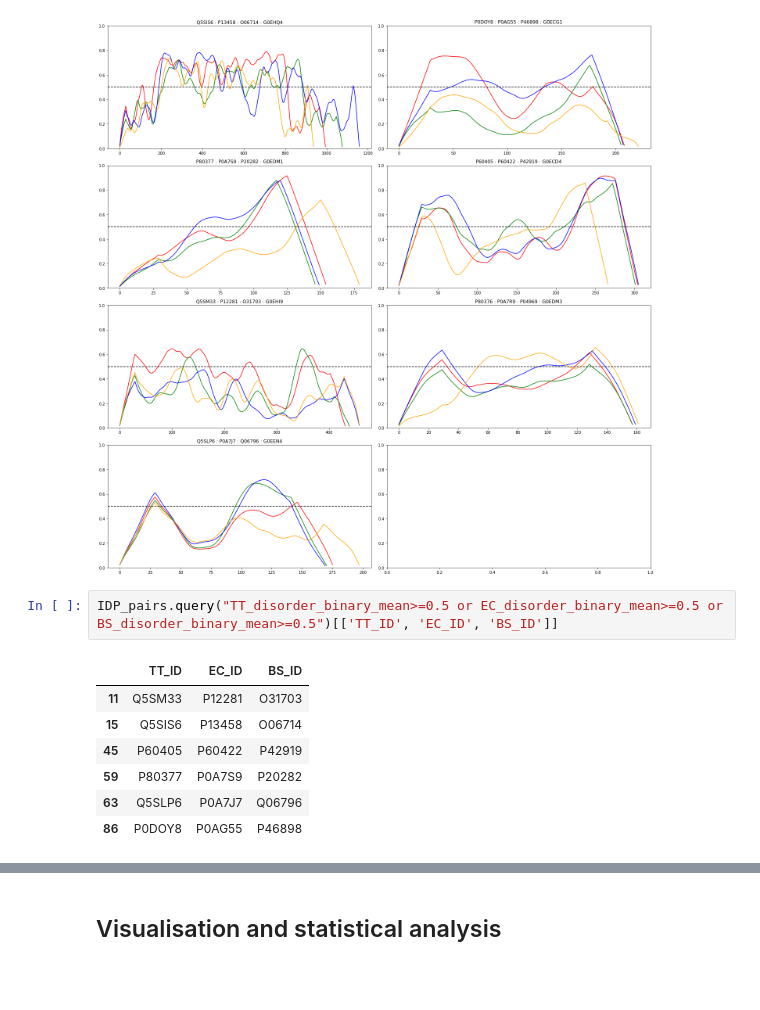
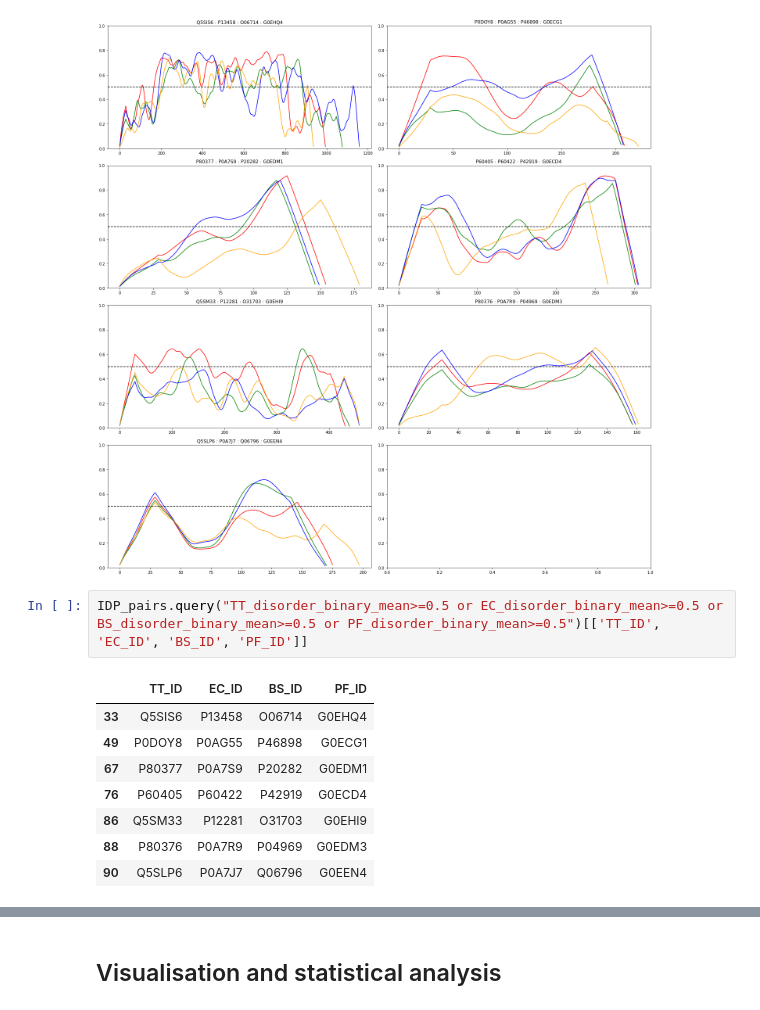
Before and after one commit to alibekk93/IDP_analysis, a Jupyter notebook: IDP_analysis.ipynb, the cells around one changed output, grey strips where cells are left out. Cells and saved outputs as stored; diff of their text form; blank space fills up the shorter version.

```diff
--- a/IDP_analysis.ipynb
+++ b/IDP_analysis.ipynb
@@ -1203,13 +1204,14 @@ plt.tight_layout()
 # %% [output]
 [figure]
 # %%
-IDP_pairs.query("TT_disorder_binary_mean>=0.5 or EC_disorder_binary_mean>=0.5 or BS_disorder_binary_mean>=0.5")[['TT_ID', 'EC_ID', 'BS_ID']]
+IDP_pairs.query("TT_disorder_binary_mean>=0.5 or EC_disorder_binary_mean>=0.5 or BS_disorder_binary_mean>=0.5 or PF_disorder_binary_mean>=0.5")[['TT_ID', 'EC_ID', 'BS_ID', 'PF_ID']]
 # %% [output]
-|  | TT_ID | EC_ID | BS_ID |
-| 11 | Q5SM33 | P12281 | O31703 |
-| 15 | Q5SIS6 | P13458 | O06714 |
-| 45 | P60405 | P60422 | P42919 |
-| 59 | P80377 | P0A7S9 | P20282 |
-| 63 | Q5SLP6 | P0A7J7 | Q06796 |
-| 86 | P0DOY8 | P0AG55 | P46898 |
+|  | TT_ID | EC_ID | BS_ID | PF_ID |
+| 33 | Q5SIS6 | P13458 | O06714 | G0EHQ4 |
+| 49 | P0DOY8 | P0AG55 | P46898 | G0ECG1 |
+| 67 | P80377 | P0A7S9 | P20282 | G0EDM1 |
+| 76 | P60405 | P60422 | P42919 | G0ECD4 |
+| 86 | Q5SM33 | P12281 | O31703 | G0EHI9 |
+| 88 | P80376 | P0A7R9 | P04969 | G0EDM3 |
+| 90 | Q5SLP6 | P0A7J7 | Q06796 | G0EEN4 |
 # %%
```
Also changed, not shown: parts of 4 cells of this notebook.
